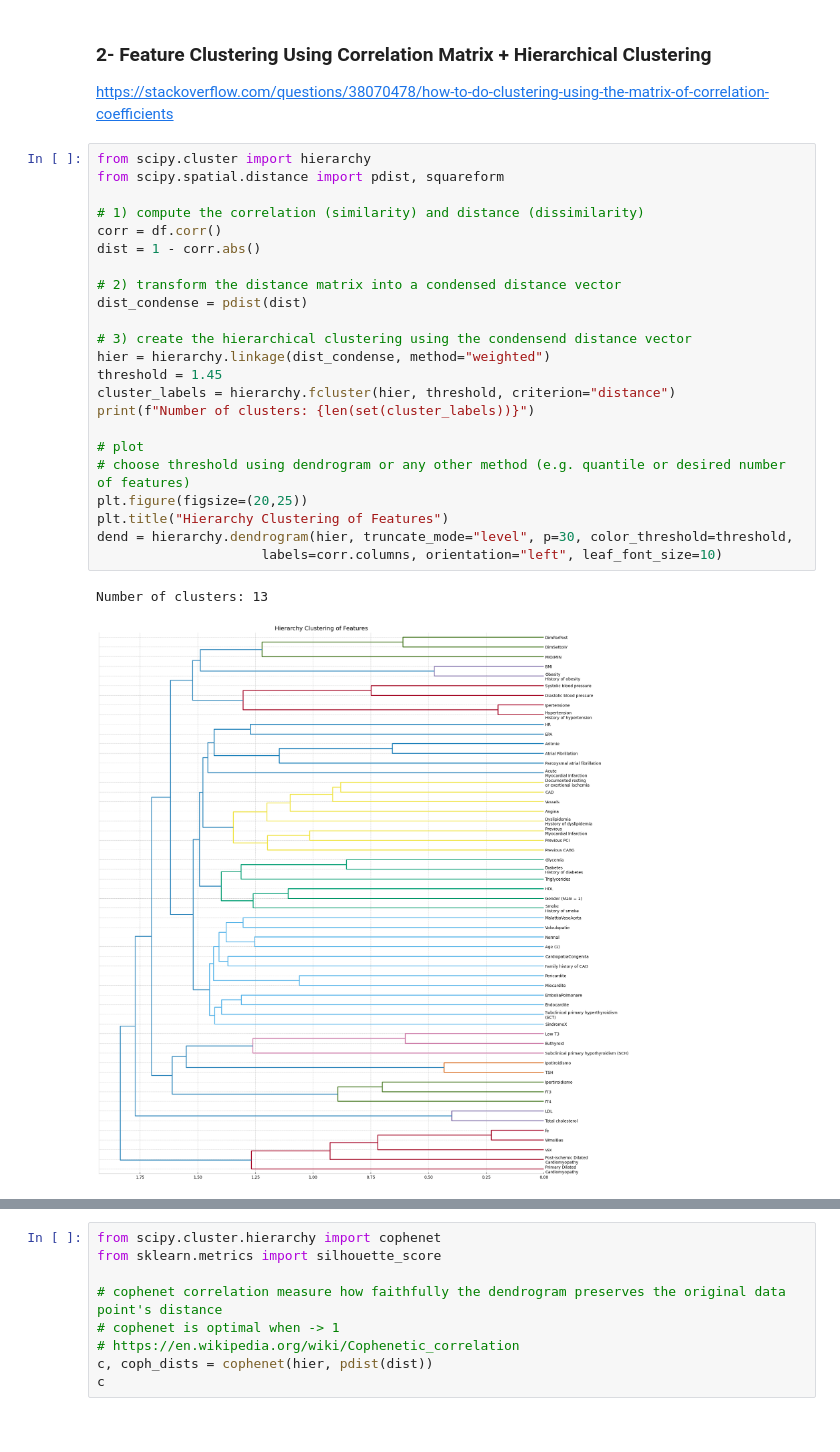
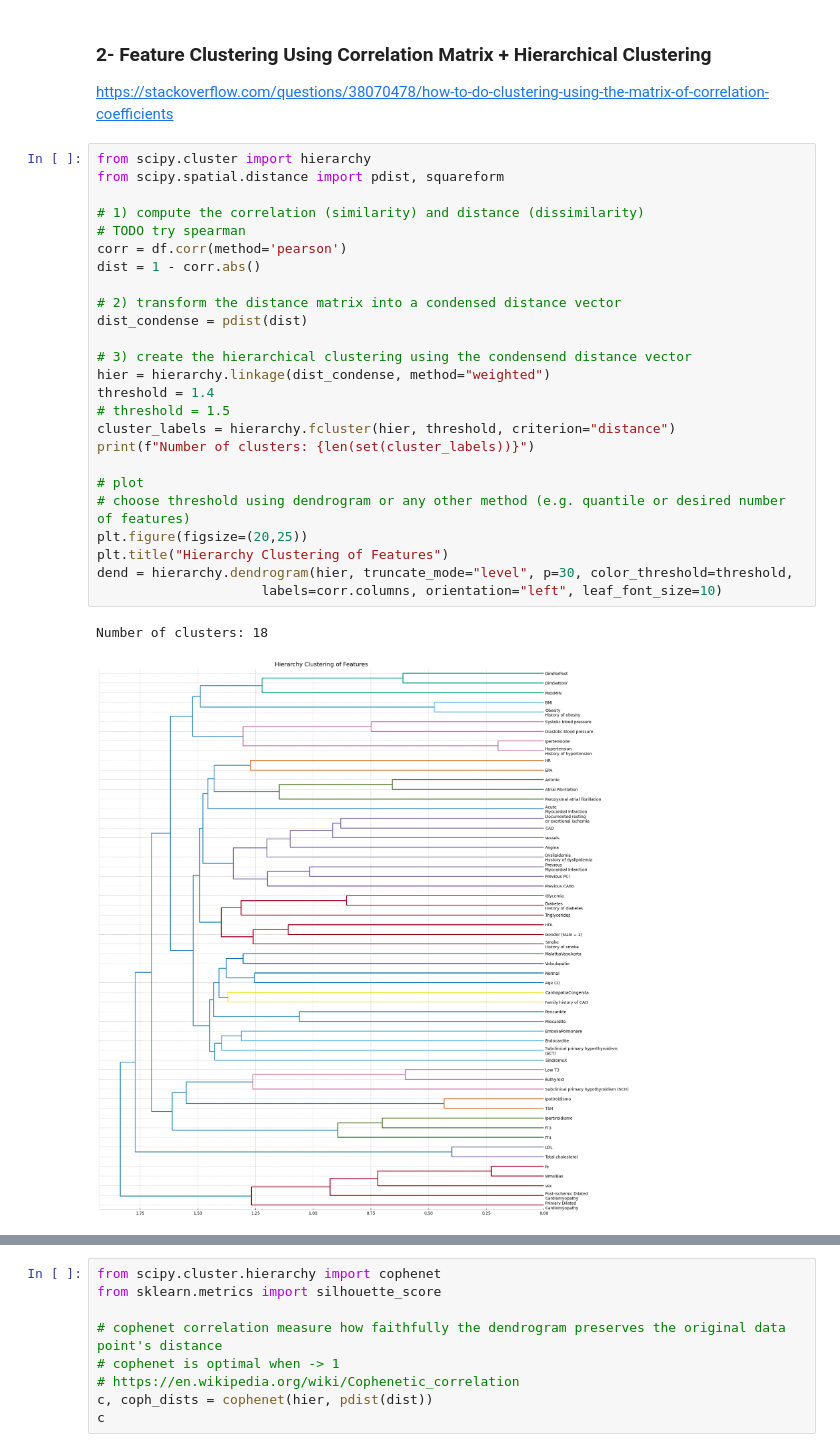
Before and after one commit to orientino/ml4cad, a Jupyter notebook: feature_cluster.ipynb, the cells around one changed output, grey strips where cells are left out. Cells and saved outputs as stored; diff of their text form.

```diff
--- a/feature_cluster.ipynb
+++ b/feature_cluster.ipynb
@@ -74,26 +75,28 @@ https://stackoverflow.com/questions/38070478/how-to-do-clustering-using-the-matr
 # %%
 from scipy.cluster import hierarchy
 from scipy.spatial.distance import pdist, squareform
 
 # 1) compute the correlation (similarity) and distance (dissimilarity)
-corr = df.corr()
+# TODO try spearman
+corr = df.corr(method='pearson')
 dist = 1 - corr.abs()
 
 # 2) transform the distance matrix into a condensed distance vector
 dist_condense = pdist(dist)
 
 # 3) create the hierarchical clustering using the condensend distance vector
 hier = hierarchy.linkage(dist_condense, method="weighted")
-threshold = 1.45
+threshold = 1.4
+# threshold = 1.5
 cluster_labels = hierarchy.fcluster(hier, threshold, criterion="distance")
 print(f"Number of clusters: {len(set(cluster_labels))}")
 
 # plot
 # choose threshold using dendrogram or any other method (e.g. quantile or desired number of features)
 plt.figure(figsize=(20,25))
 plt.title("Hierarchy Clustering of Features")
 dend = hierarchy.dendrogram(hier, truncate_mode="level", p=30, color_threshold=threshold,
                      labels=corr.columns, orientation="left", leaf_font_size=10)
 # %% [output]
-Number of clusters: 13
+Number of clusters: 18
-[figure, old version]
+[figure, new version]
```
Also changed, not shown: parts of 3 cells of this notebook, 8 other files.
